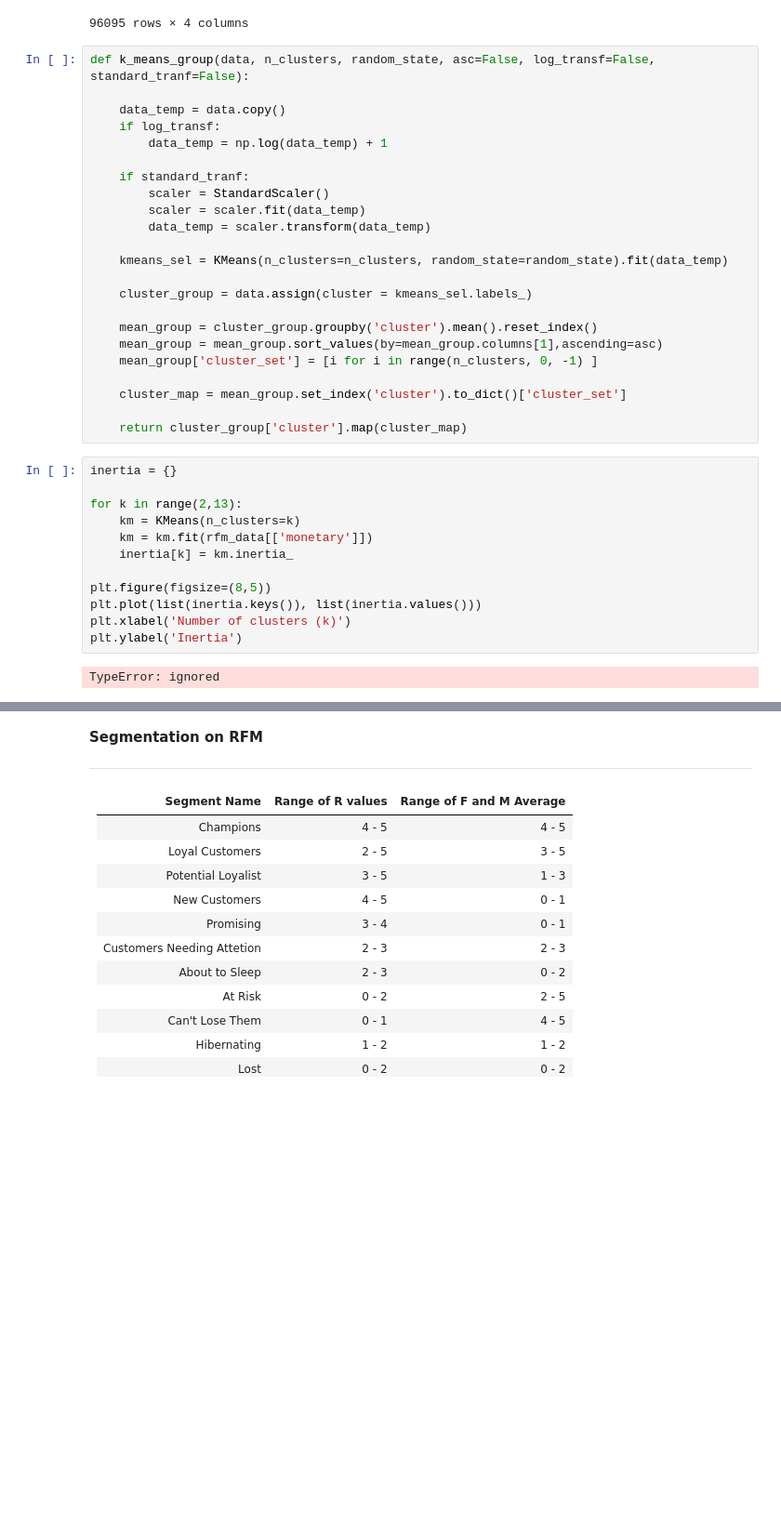
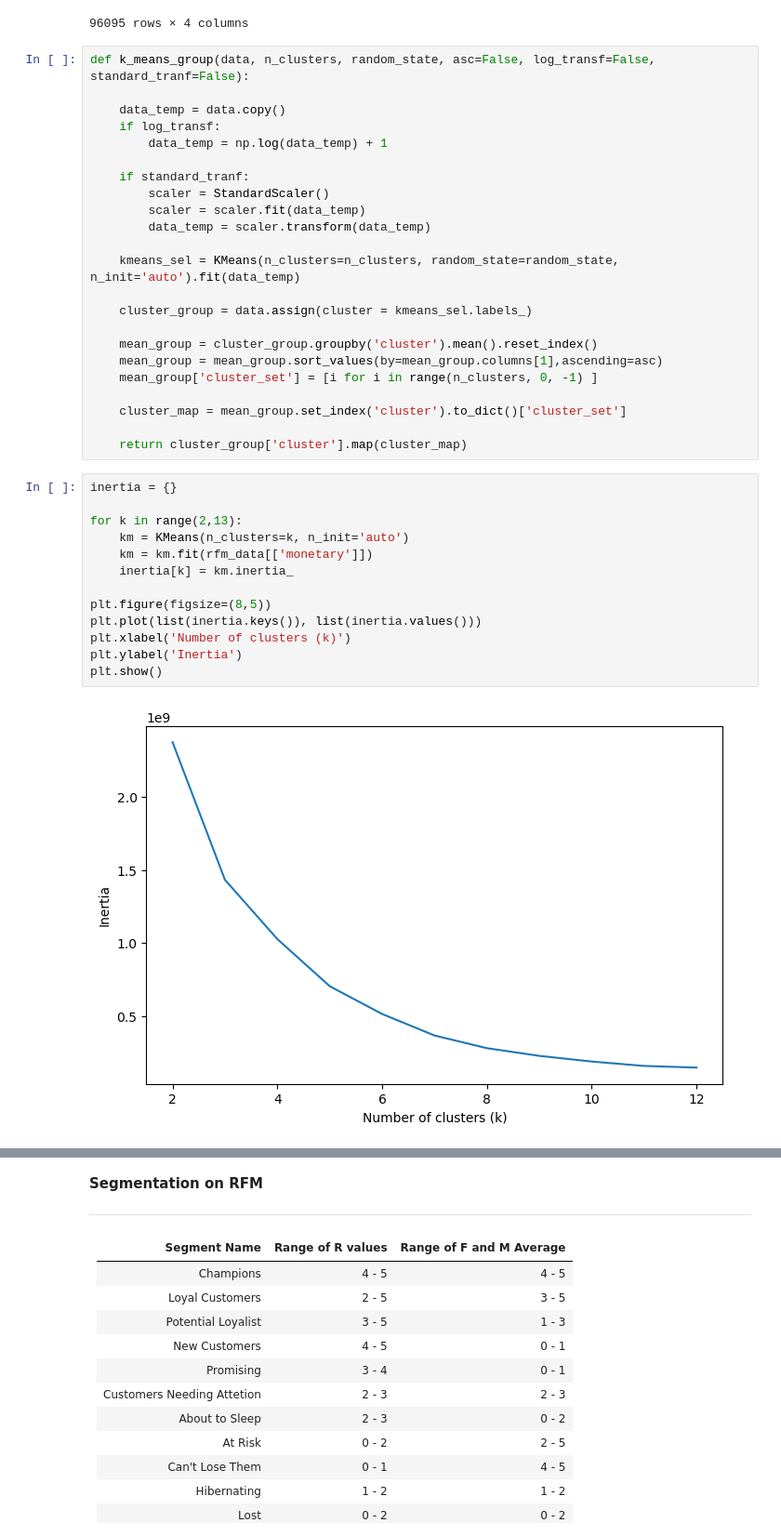
Before and after one commit to AdityaGita/Olist-Customer-Segmentation, a Jupyter notebook: olist_customer_segmentation.ipynb, the cells around one changed output, grey strips where cells are left out. Shown at 93% size. Saved outputs shown, nothing was run; the diff lists cells and outputs as text; blank space fills up the shorter version.

```diff
--- a/olist_customer_segmentation.ipynb
+++ b/olist_customer_segmentation.ipynb
@@ -718,7 +713,7 @@ def k_means_group(data, n_clusters, random_state, asc=False, log_transf=False, s
         scaler = scaler.fit(data_temp)
         data_temp = scaler.transform(data_temp)
 
-    kmeans_sel = KMeans(n_clusters=n_clusters, random_state=random_state).fit(data_temp)
+    kmeans_sel = KMeans(n_clusters=n_clusters, random_state=random_state, n_init='auto').fit(data_temp)
 
     cluster_group = data.assign(cluster = kmeans_sel.labels_)
 
@@ -732,17 +727,18 @@ def k_means_group(data, n_clusters, random_state, asc=False, log_transf=False, s
 # %%
 inertia = {}
 
 for k in range(2,13):
-    km = KMeans(n_clusters=k)
+    km = KMeans(n_clusters=k, n_init='auto')
     km = km.fit(rfm_data[['monetary']])
     inertia[k] = km.inertia_
 
 plt.figure(figsize=(8,5))
 plt.plot(list(inertia.keys()), list(inertia.values()))
 plt.xlabel('Number of clusters (k)')
 plt.ylabel('Inertia')
+plt.show()
 # %% [output]
-TypeError: ignored
+[figure, added]
 # %%
 r_labels = k_means_group(rfm_data[['recency']],5,1,asc=True)
 f_labels = k_means_group(rfm_data[['frequency']],5,1)
```
Also changed, not shown: parts of 13 cells of this notebook.
